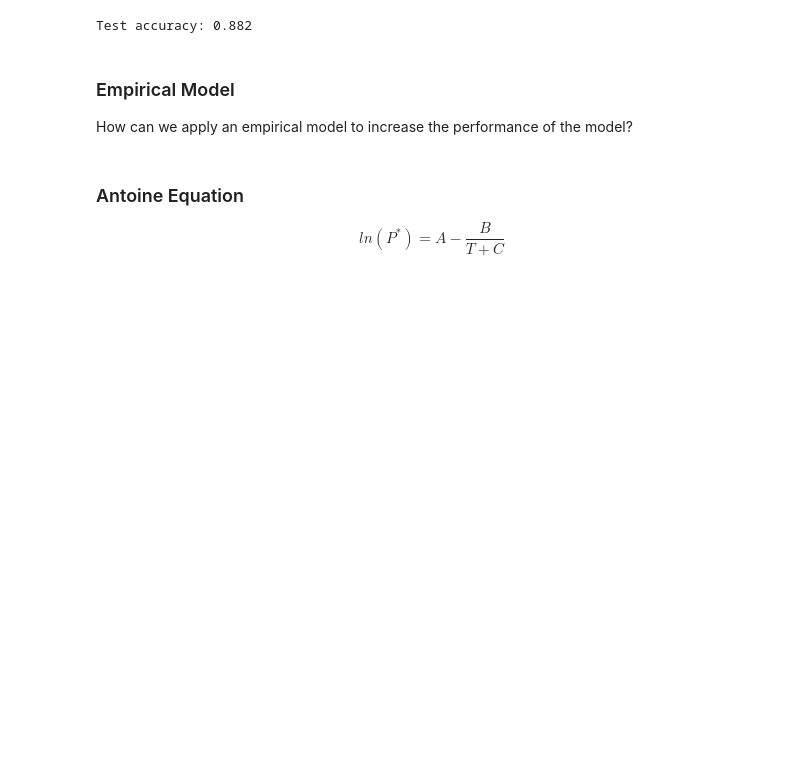
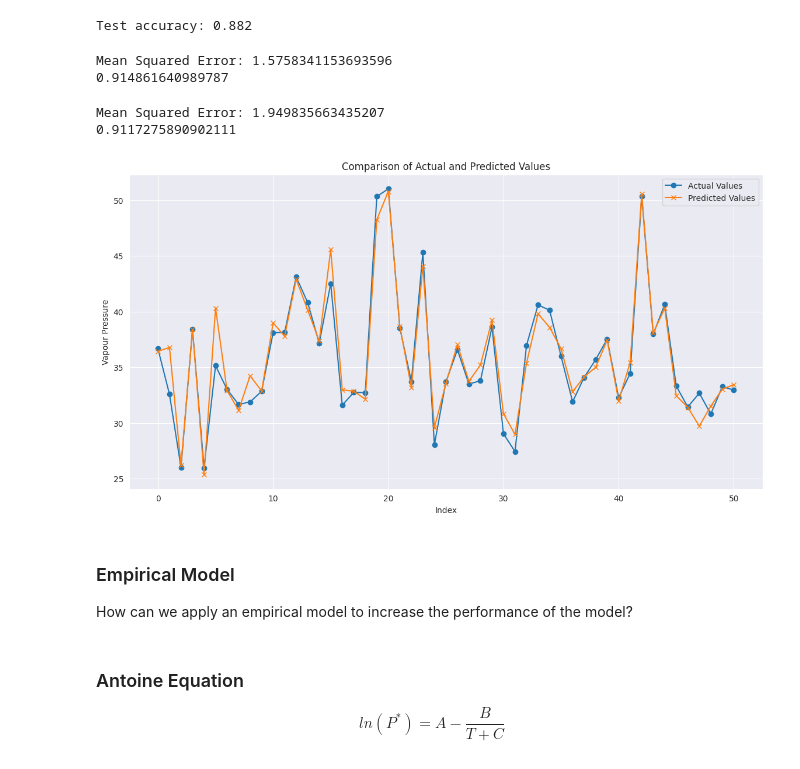
Before and after one commit to Daniel-Muller45/Distillation-ML, a Jupyter notebook: nn/project - Copy/Project_Overview.ipynb, the cells around one changed output. Cells and saved outputs as stored; diff of their text form; code cells hidden in the pictures; blank space fills up the shorter version.

```diff
--- a/nn/project - Copy/Project_Overview.ipynb
+++ b/nn/project - Copy/Project_Overview.ipynb
@@ -158,6 +158,79 @@ test_acc = pipe_lr.score(X_test, y_test)
 print(f'Test accuracy: {test_acc:.3f}')
 # %% [output]
 Test accuracy: 0.882
+# %%
+data = pd.read_csv('distillation-tower.csv')
+
+# Split data into features and target
+X = data.drop('VapourPressure', axis=1)  # Assume 'VapourPressure' is the target
+X = X.drop('Date', axis=1)
+y = data['VapourPressure']
+
+# Split data into training and test sets
+X_train, X_test, y_train, y_test = train_test_split(X, y, test_size=0.2, random_state=42)
+
+# Scale the features
+scaler = StandardScaler()
+X_train_scaled = scaler.fit_transform(X_train)
+X_test_scaled = scaler.transform(X_test)
+# %%
+from sklearn.linear_model import Ridge
+from sklearn.metrics import mean_squared_error, mean_absolute_error
+
+# Initialize the Ridge Regression model
+ridge_model = Ridge(alpha=10)  # You can adjust the alpha value
+
+# Train the model
+ridge_model.fit(X_train_scaled, y_train)
+
+# Predict on the test set
+y_pred_r = ridge_model.predict(X_test_scaled)
+
+# Calculate the Mean Squared Error (MSE) for the predictions
+mse = mean_squared_error(y_test, y_pred_r)
+mae_r = mean_absolute_error(y_test, y_pred_r)
+print("Mean Squared Error:", mse)
+print(mae_r)
+# %% [output]
+Mean Squared Error: 1.5758341153693596
+0.914861640989787
+# %%
+from sklearn.kernel_ridge import KernelRidge
+
+# Initialize Kernel Ridge Regression
+# Here you can choose different kernels like 'linear', 'polynomial', 'rbf', etc.
+krr_model = KernelRidge(alpha=0.1, kernel='polynomial', gamma=0.01)  # 'gamma' is a parameter for non-linear kernels
+
+# Train the model
+krr_model.fit(X_train_scaled, y_train)
+
+# Predict on the test set
+y_pred_kr = krr_model.predict(X_test_scaled)
+
+# Calculate the Mean Squared Error (MSE) for the predictions
+mse = mean_squared_error(y_test, y_pred_kr)
+mae_kr = mean_absolute_error(y_test, y_pred_kr)
+print("Mean Squared Error:", mse)
+print(mae_kr)
+# %% [output]
+Mean Squared Error: 1.949835663435207
+0.9117275890902111
+# %%
+# Create an array of indices to plot results in order
+import numpy as np
+indices = np.arange(len(y_test))
+
+plt.figure(figsize=(14, 7))
+plt.plot(indices, y_test, label='Actual Values', marker='o')
+plt.plot(indices, y_pred, label='Predicted Values', marker='x')
+plt.title('Comparison of Actual and Predicted Values')
+plt.xlabel('Index')
+plt.ylabel('Vapour Pressure')
+plt.legend()
+plt.grid(True)
+plt.show()
+# %% [output]
+[figure, added]
 # %% [markdown]
 ### Empirical Model
 How can we apply an empirical model to increase the performance of the model?
```
Also changed, not shown: parts of 26 cells of this notebook, 2 other files.
